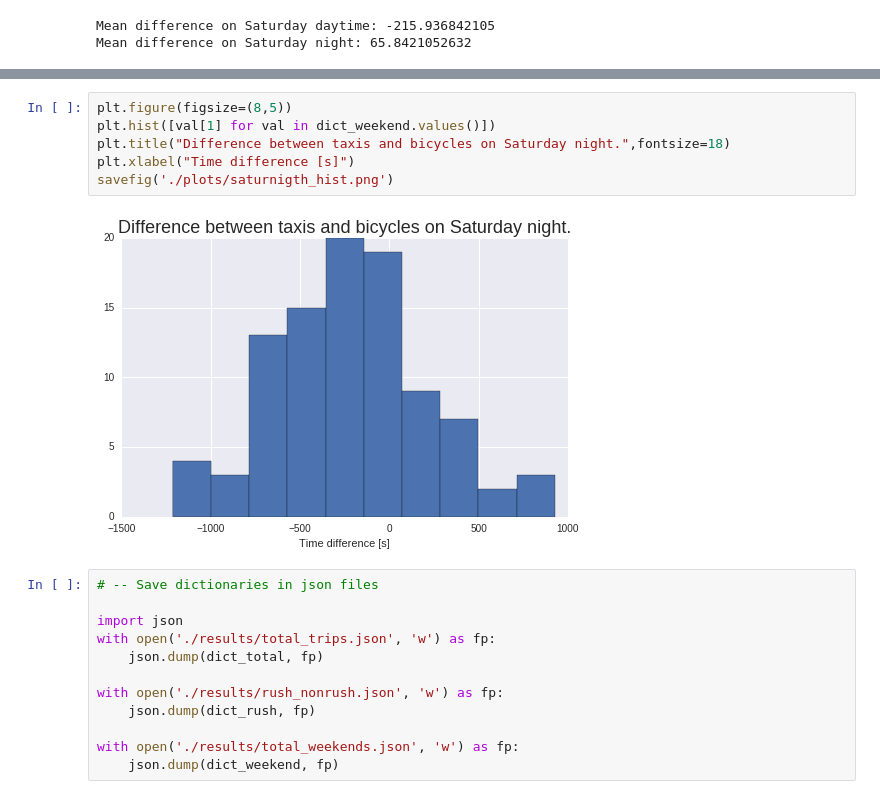
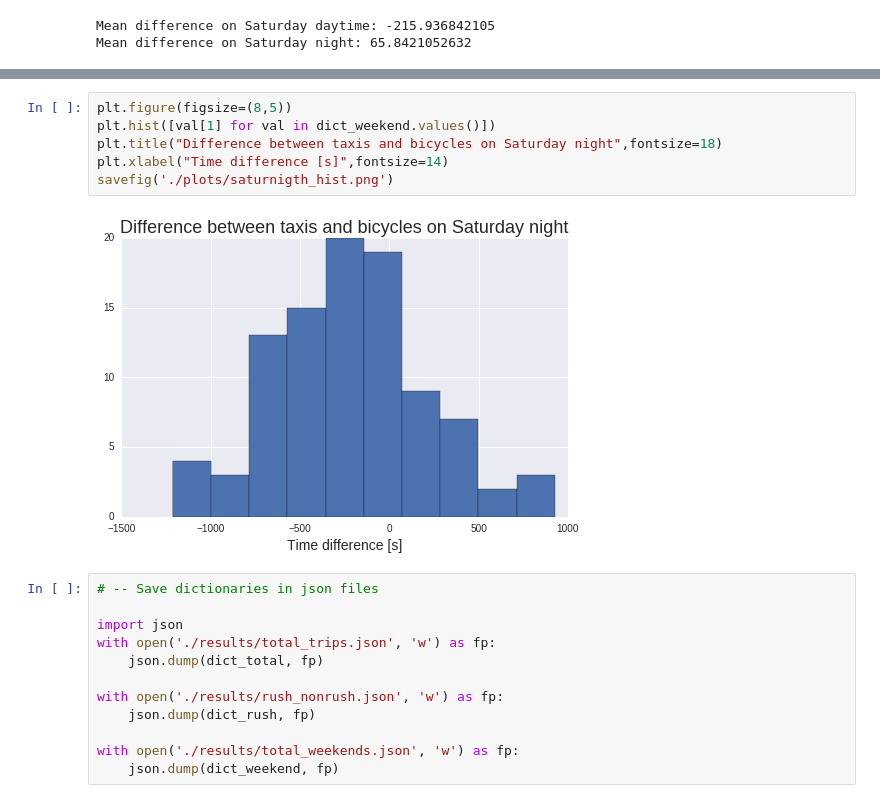
Before and after one commit to sarangof/Citibike-vs-taxis-NYC, a Jupyter notebook: resultsVisualization.ipynb, the cells around one changed output, grey strips where cells are left out. Saved outputs shown, nothing was run; the diff lists cells and outputs as text.

```diff
--- a/resultsVisualization.ipynb
+++ b/resultsVisualization.ipynb
@@ -344,11 +345,11 @@ savefig('./plots/saturDAY_hist.png')
 # %%
 plt.figure(figsize=(8,5))
 plt.hist([val[1] for val in dict_weekend.values()])
-plt.title("Difference between taxis and bicycles on Saturday night.",fontsize=18)
-plt.xlabel("Time difference [s]")
+plt.title("Difference between taxis and bicycles on Saturday night",fontsize=18)
+plt.xlabel("Time difference [s]",fontsize=14)
 savefig('./plots/saturnigth_hist.png')
 # %% [output]
-[figure, old version]
+[figure, new version]
 # %%
 # -- Save dictionaries in json files
 
```
Also changed, not shown: parts of 17 cells of this notebook, 18 other files.
